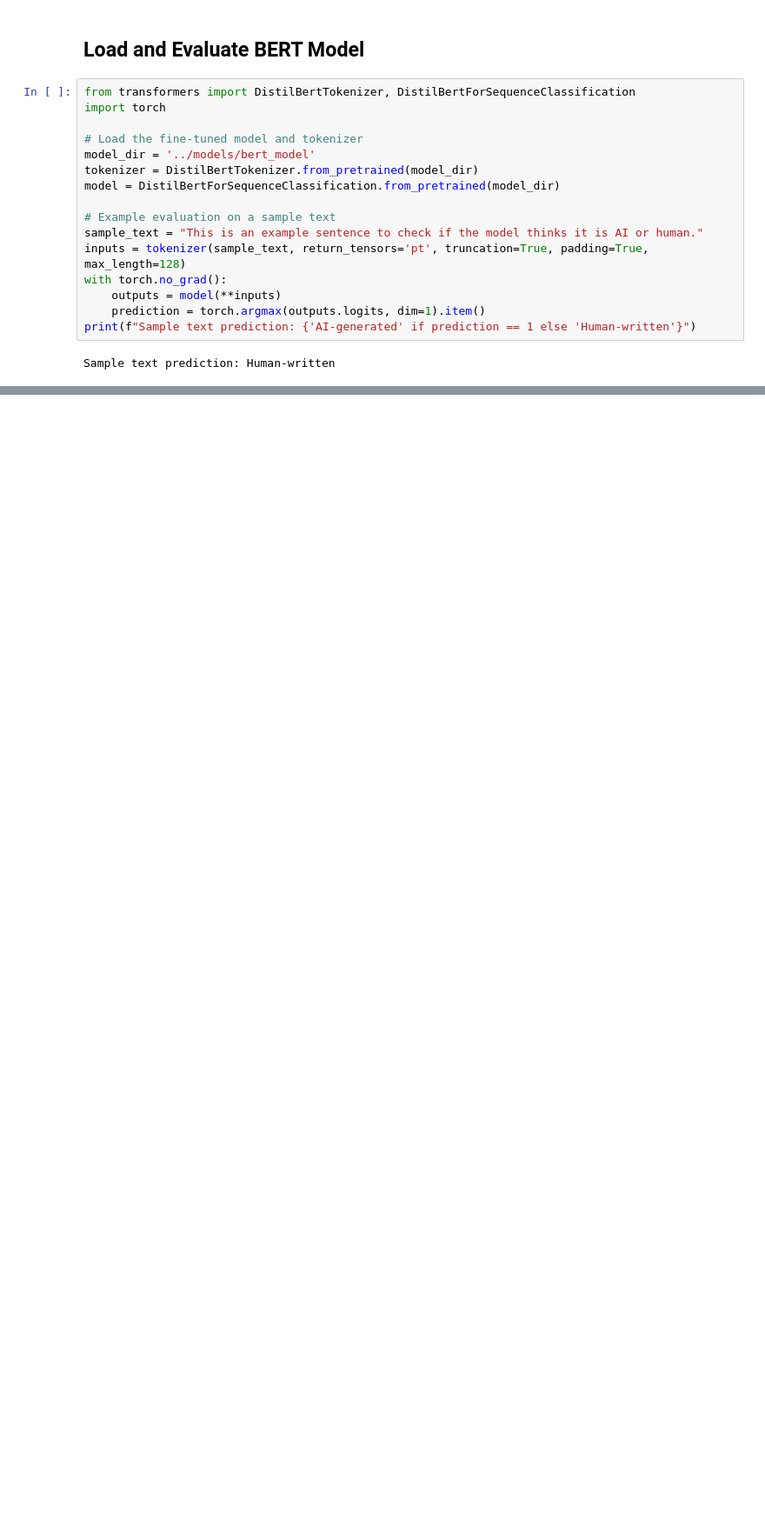
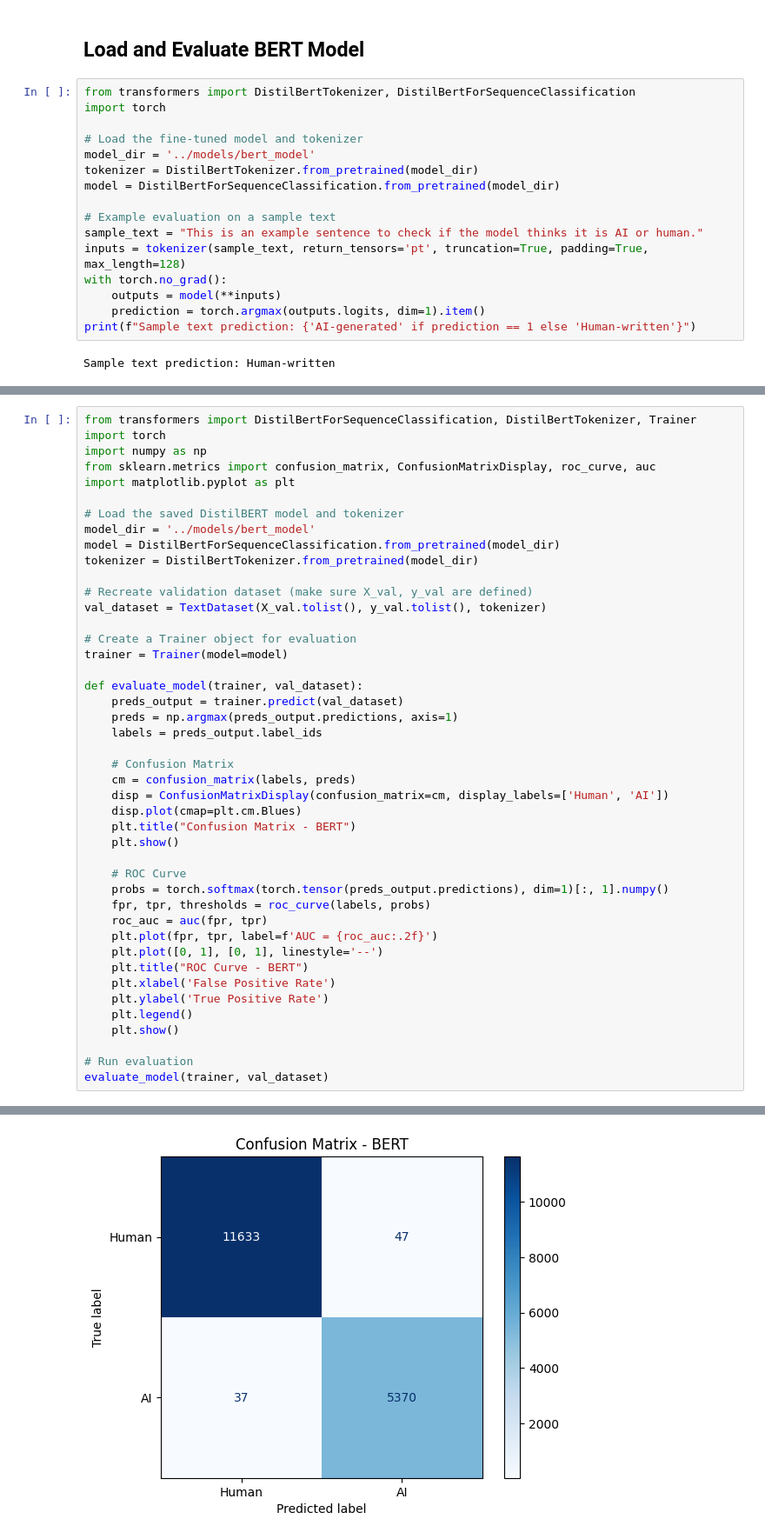
Before and after one commit to EthanCoomber/ai_detection, a Jupyter notebook: notebooks/updated_03_fine_tune_bert.ipynb, the cells around one changed output, grey strips where cells are left out. Shown at 87% size. Saved outputs shown, nothing was run; the diff lists cells and outputs as text; blank space fills up the shorter version.

Commit message:
trained bert model

```diff
--- a/notebooks/updated_03_fine_tune_bert.ipynb
+++ b/notebooks/updated_03_fine_tune_bert.ipynb
@@ -148,0 +187,45 @@ True Label: 1, Predicted: 0, Probability: 0.3292
+# %%
+from transformers import DistilBertForSequenceClassification, DistilBertTokenizer, Trainer
+import torch
+import numpy as np
+from sklearn.metrics import confusion_matrix, ConfusionMatrixDisplay, roc_curve, auc
+import matplotlib.pyplot as plt
+
+# Load the saved DistilBERT model and tokenizer
+model_dir = '../models/bert_model'
+model = DistilBertForSequenceClassification.from_pretrained(model_dir)
+tokenizer = DistilBertTokenizer.from_pretrained(model_dir)
+
+# Recreate validation dataset (make sure X_val, y_val are defined)
+val_dataset = TextDataset(X_val.tolist(), y_val.tolist(), tokenizer)
+
+# Create a Trainer object for evaluation
+trainer = Trainer(model=model)
+
+def evaluate_model(trainer, val_dataset):
+    preds_output = trainer.predict(val_dataset)
+    preds = np.argmax(preds_output.predictions, axis=1)
+    labels = preds_output.label_ids
+
+    # Confusion Matrix
+    cm = confusion_matrix(labels, preds)
+    disp = ConfusionMatrixDisplay(confusion_matrix=cm, display_labels=['Human', 'AI'])
+    disp.plot(cmap=plt.cm.Blues)
+    plt.title("Confusion Matrix - BERT")
+    plt.show()
+
+    # ROC Curve
+    probs = torch.softmax(torch.tensor(preds_output.predictions), dim=1)[:, 1].numpy()
+    fpr, tpr, thresholds = roc_curve(labels, probs)
+    roc_auc = auc(fpr, tpr)
+    plt.plot(fpr, tpr, label=f'AUC = {roc_auc:.2f}')
+    plt.plot([0, 1], [0, 1], linestyle='--')
+    plt.title("ROC Curve - BERT")
+    plt.xlabel('False Positive Rate')
+    plt.ylabel('True Positive Rate')
+    plt.legend()
+    plt.show()
+
+# Run evaluation
+evaluate_model(trainer, val_dataset)
+# %% [output]
@@ -148,0 +233 @@ True Label: 1, Predicted: 0, Probability: 0.3292
+[figure, added]
```
Also changed, not shown: parts of 7 cells of this notebook, 12 other files.
